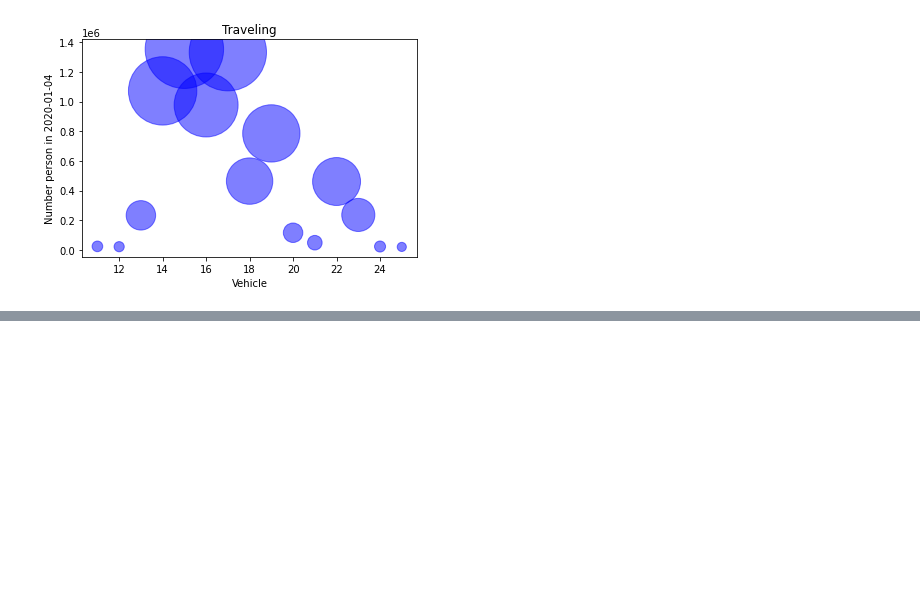
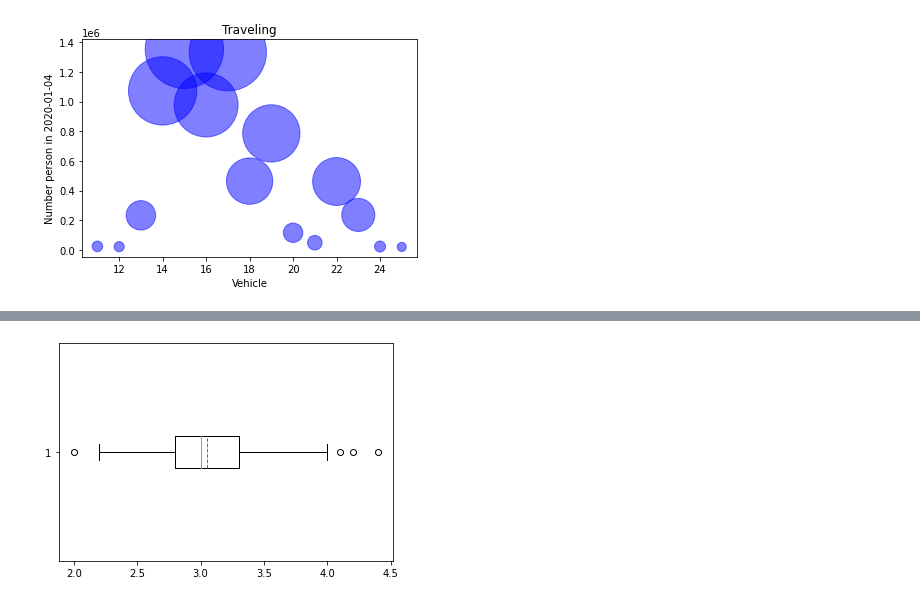
Before and after one commit to thanadolch/data_viz, a Jupyter notebook: Visualize_Data_Distribution.ipynb, the cells around one changed output, grey strips where cells are left out. Cells and saved outputs as stored; diff of their text form; code cells hidden in the pictures; blank space fills up the shorter version.

```diff
--- a/Visualize_Data_Distribution.ipynb
+++ b/Visualize_Data_Distribution.ipynb
@@ -210,0 +238,4 @@ plt.ylabel('Number person in 2020-01-04');
+# %%
+v = plt.boxplot(df['SepalWidth'],showmeans=True,meanline=True,vert=False)
+# %% [output]
+[figure, added]
```
Also changed, not shown: parts of 3 cells of this notebook.
